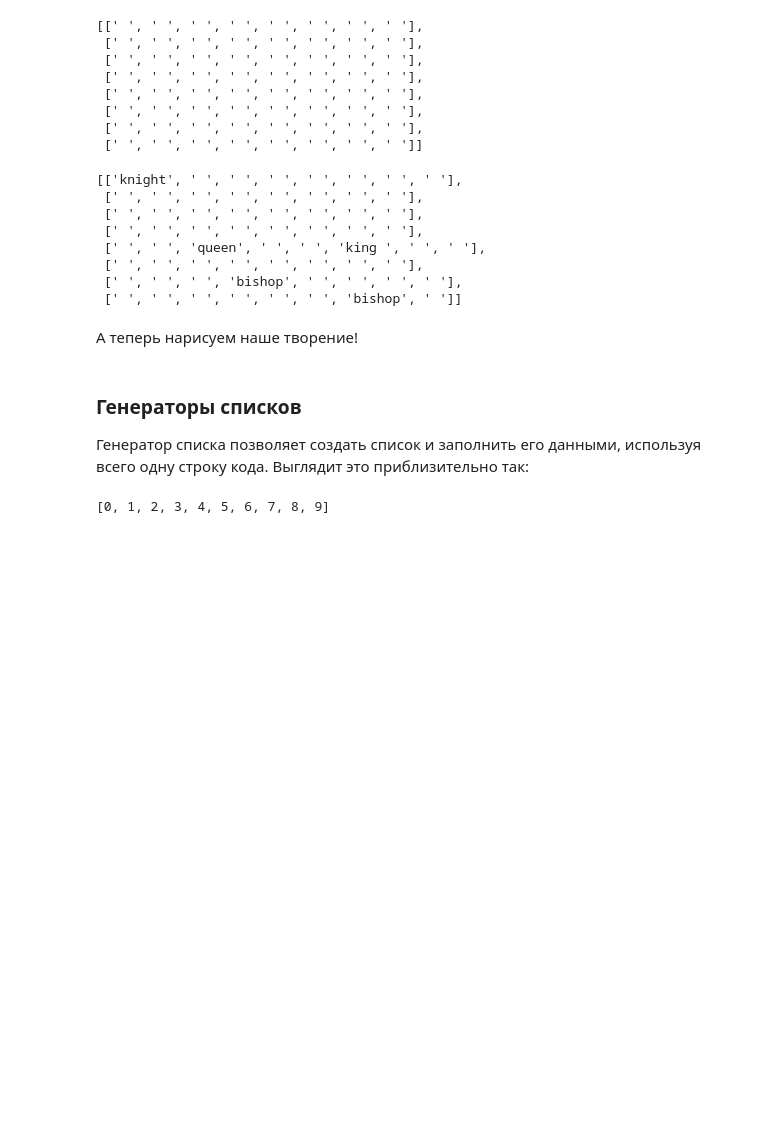
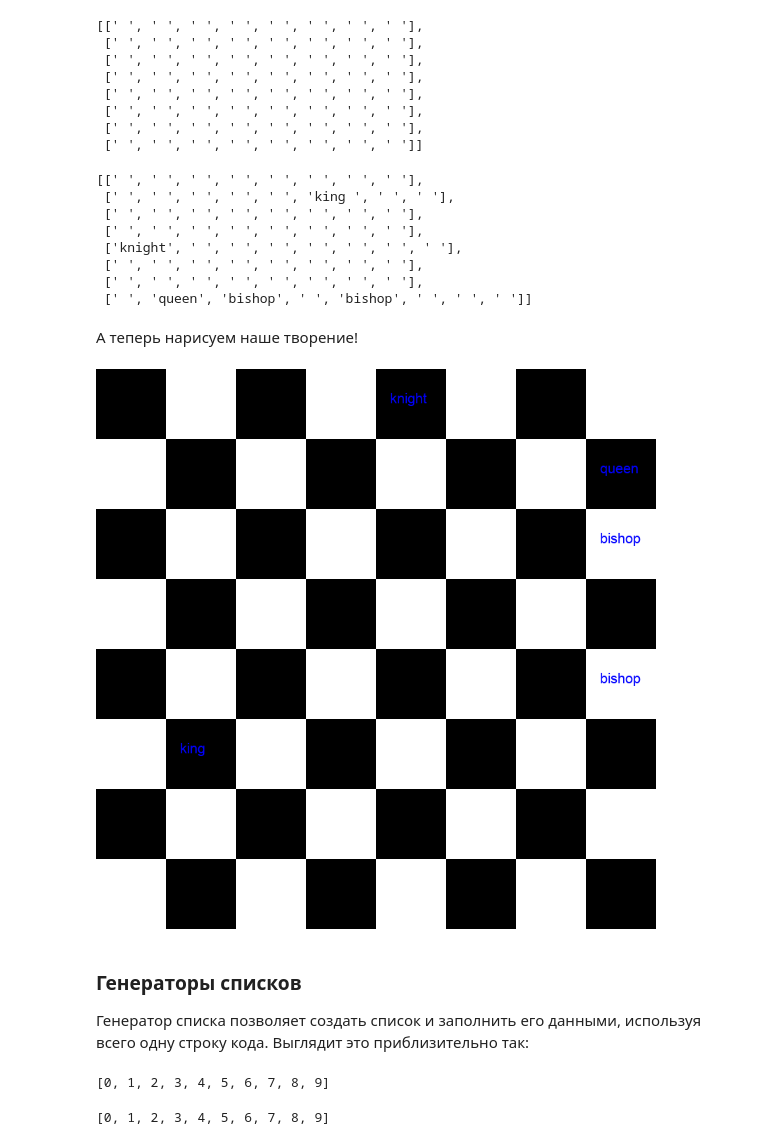
Before and after one commit to AndreyRysistov/VebinarDST, a Jupyter notebook: 2021.04.04 Структуры данных списки и словари.ipynb, the cells around one changed output. Drawn from its saved outputs; the diff is of its cells as text; code cells hidden in the pictures; blank space fills up the shorter version.

```diff
--- a/2021.04.04 Структуры данных списки и словари.ipynb
+++ b/2021.04.04 Структуры данных списки и словари.ipynb
@@ -252,19 +236,19 @@ chess_board
 #расставим случайным образом несколько фигур
 chess_pieces = ['king ', 'bishop', 'bishop', 'queen', 'knight']#создадим метки фигур, которые мы хотим разместить на нашей доске
 for piece in chess_pieces: #перебираем все фигуры
-    i = random.randint(0, 8)#создаем случайные индексы от 0 до 8
-    j = random.randint(0, 8)
+    i = random.randint(0, 7)#создаем случайные индексы от 0 до 7
+    j = random.randint(0, 7)
     chess_board[i][j] = piece#добавляем на случайное место на доске наши фигуры
 # %%
 chess_board#посмотрим на полученную доску
 # %% [output]
-[['knight', ' ', ' ', ' ', ' ', ' ', ' ', ' '],
+[[' ', ' ', ' ', ' ', ' ', ' ', ' ', ' '],
+ [' ', ' ', ' ', ' ', ' ', 'king ', ' ', ' '],
  [' ', ' ', ' ', ' ', ' ', ' ', ' ', ' '],
  [' ', ' ', ' ', ' ', ' ', ' ', ' ', ' '],
+ ['knight', ' ', ' ', ' ', ' ', ' ', ' ', ' '],
  [' ', ' ', ' ', ' ', ' ', ' ', ' ', ' '],
- [' ', ' ', 'queen', ' ', ' ', 'king ', ' ', ' '],
  [' ', ' ', ' ', ' ', ' ', ' ', ' ', ' '],
- [' ', ' ', ' ', 'bishop', ' ', ' ', ' ', ' '],
- [' ', ' ', ' ', ' ', ' ', ' ', 'bishop', ' ']]
+ [' ', 'queen', 'bishop', ' ', 'bishop', ' ', ' ', ' ']]
 # %% [markdown]
 А теперь нарисуем наше творение!
@@ -271,28 +261,32 @@ chess_board#посмотрим на полученную доску
 # %%
+#@title Отрисовка шахматной доски
 from PIL import Image, ImageDraw, ImageFont
 #страшная функция для отрисовки шахматной доски, пока что воспринимаем ее как черный ящик пандоры
 def draw_board(num, size, chess_board):
     new_color = (255, 255, 255) #белый цвет
     new_image = Image.new("RGB", (num * size, num * size), new_color)#заливаем все поле белым цветом
     x = size * num#создаем начало квадрата
     y = x#у квадрата стороны равны. поэтому координата по y=x
     draw = ImageDraw.Draw(new_image)#инициализируем рисовку на нашей картинке
     for i in range(0, x, size):#пробегаемся по массиву с шагом size(ширина квадрата)
         if i % (size * 2) == 0:#если номер квадарата четный заливаем его черным цветом
             for j in range(0, y, size):
                 if j % (size * 2) == 0:
                     draw.rectangle(
                         [i, j, i + size - 1, j + size - 1], fill='black')#рисуем прямоугольник черного цвета
         else:
             for j in range(size, y, size):#если номер квадрата белый заливаем его белым цветом
                 if j % (size * 2) != 0:
                     draw.rectangle(
                         [i, j, i + size - 1, j + size - 1], fill='black')#рисуем прямоугольник белого цвета
     for i in range(len(chess_board)):#пишем текст
         for j in range(len(chess_board)):
-            draw.text((i*size+30, j*size+30), str(chess_board[i][j]), (0,255,0))#в соответствии с нашей расстановкой фигур пишем текст
-    new_image.show()#отображаем картинку
+            font = ImageFont.truetype('arial.ttf', 20)
+            draw.text((i*size+20, j*size+30), str(chess_board[i][j]), (0,0,255), font=font)#в соответствии с нашей расстановкой фигур пишем текст
+    return new_image#возвращаем  картинку
 draw_board(8, 100, chess_board)
+# %% [output]
+[figure, added]
 # %% [markdown]
 ### Генераторы списков
 
@@ -302,6 +296,8 @@ my_list = []
 for i in range(10):
     my_list.append(i)
 my_list
+# %% [output]
+[0, 1, 2, 3, 4, 5, 6, 7, 8, 9]
 # %%
 #альтернатива
 my_list = [i for i in range(10)]
```
Also changed, not shown: parts of 17 cells of this notebook, 1 other file.
